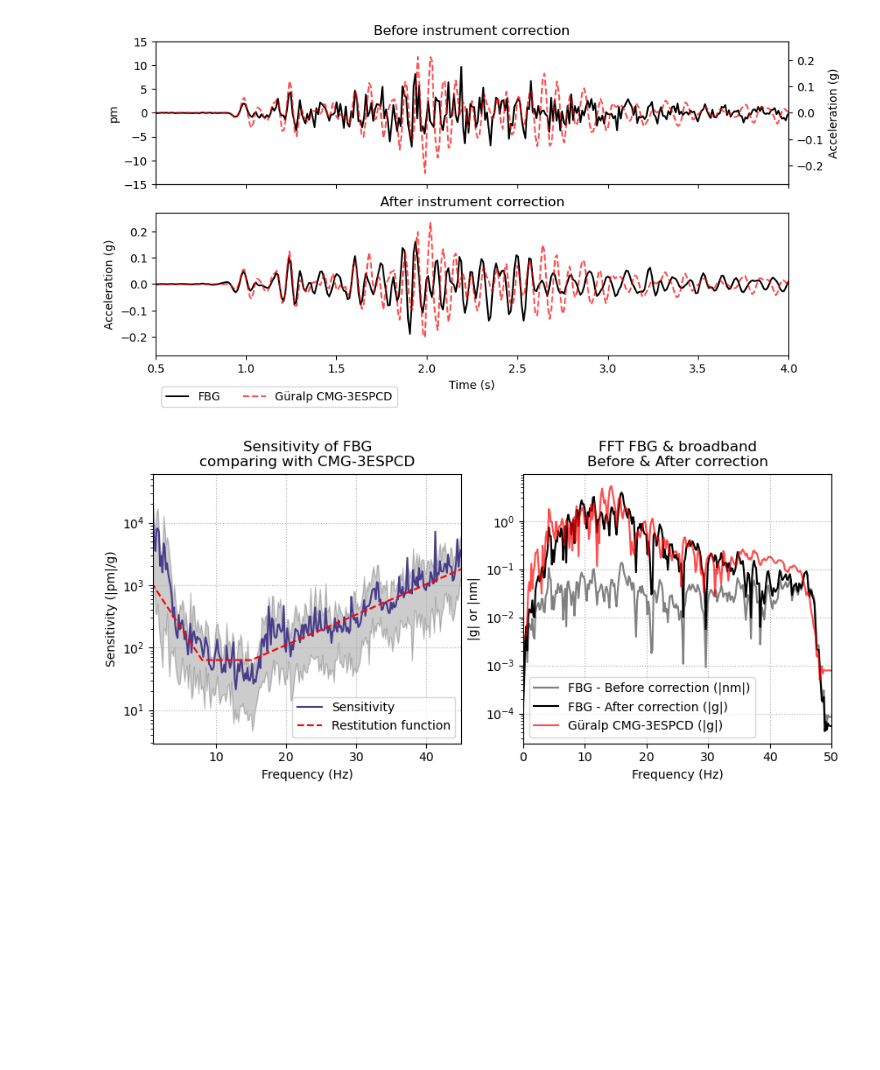
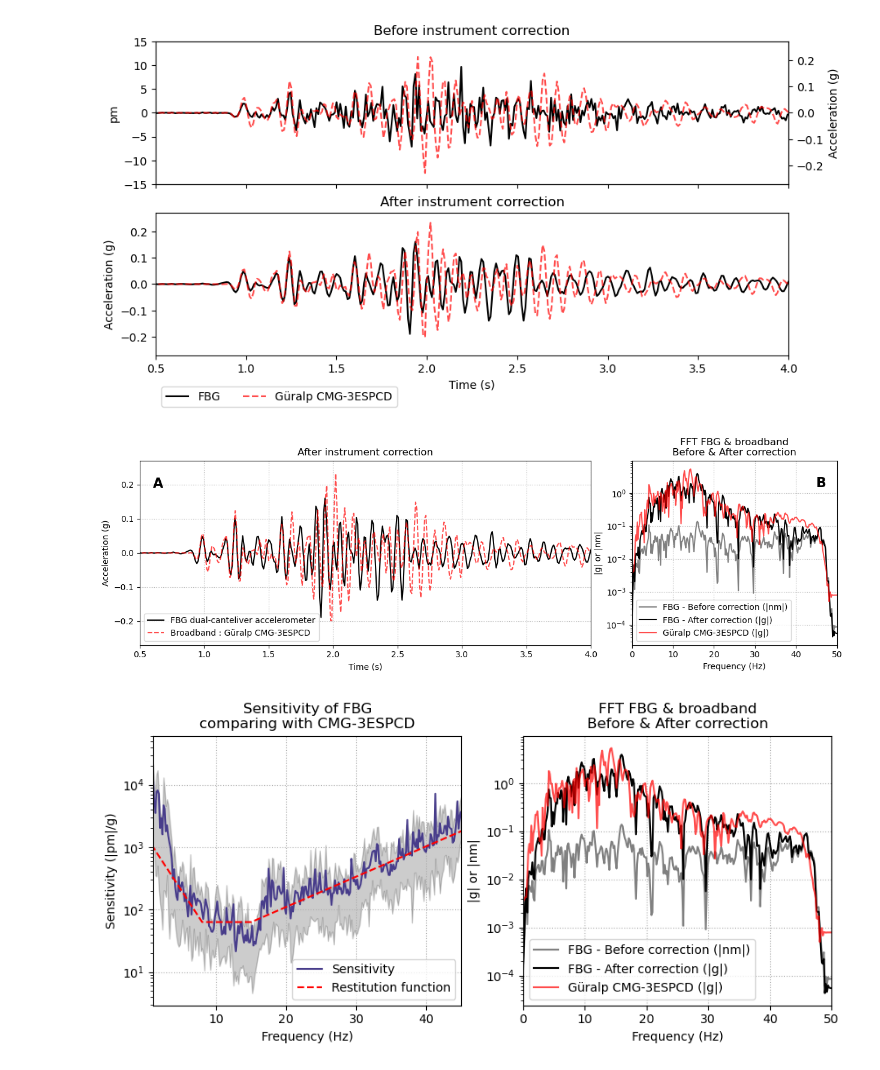
Before and after one commit to jgovoort/OFS29, a Jupyter notebook: notebooks/sensitivity_eq.ipynb, the cells around one changed output. Saved outputs shown, nothing was run; the diff lists cells and outputs as text; code cells hidden in the pictures; blank space fills up the shorter version.

```diff
--- a/notebooks/sensitivity_eq.ipynb
+++ b/notebooks/sensitivity_eq.ipynb
@@ -500,6 +414,34 @@ plt.savefig('guun_intrument_response.png', dpi=300, bbox_inches='tight')
 plt.show()
 # %% [output]
 [figure]
+# %%
+fig = plt.figure(figsize=(15, 4))
+ax = plt.subplot2grid((1, 3), (0, 0), colspan=2)
+ax.plot(fbg_tr.times()[:-1]+(fbg_tr.times()[:-1]*0.014), eq_r, label='FBG dual-canteliver accelerometer', color='black')
+ax.plot(bb_tr[0].times()[:-1], np.fft.irfft(rFFT_BB[n]), color='r', label='Broadband : Güralp CMG-3ESPCD', ls='--', alpha=.7)
+ax.set_xlabel('Time (s)')
+ax.set_ylabel('Acceleration (g)')
+ax.set_title('After instrument correction')
+ax.set_xlim(0.5,4)
+ax.set_ylim(-0.27, 0.27)
+ax.legend(loc='lower left')
+ax.grid(ls=':')
+ax2 = plt.subplot2grid((1, 3), (0, 2), colspan=1)
+fbgbf = ax2.plot(freq_ex, np.abs(fft_ex), c='grey', label='FBG - Before correction (|nm|)')
+fbgplot = ax2.plot(freq_ex, np.abs(2*fft_ex/10**arr_conv*1000), color='k', label='FBG - After correction (|g|)')
+bbplot = ax2.plot(rfreq, np.abs(rFFT_BB[n]), color='r', label='Güralp CMG-3ESPCD (|g|)',alpha=0.7)
+ax2.set_xlim(0, 50)
+ax2.set_yscale('log')
+ax2.grid(ls=':')
+ax2.set_ylabel('|g| or |nm|')
+ax2.set_xlabel('Frequency (Hz)')
+ax2.set_title('FFT FBG & broadband\nBefore & After correction')
+ax.text(0.6,0.19, 'A', fontsize=16, fontweight='bold',)
+ax2.text(45,1.5, 'B', fontsize=16, fontweight='bold',)
+ax2.legend(loc='lower left')
+plt.savefig('../plots/gunn_comparison.png', dpi=300, bbox_inches='tight')
+# %% [output]
+[figure, added]
 # %%
 fig, ax = plt.subplots(figsize=(10, 4), ncols=2)
 
```
Also changed, not shown: parts of 51 cells of this notebook, 15 other files.
